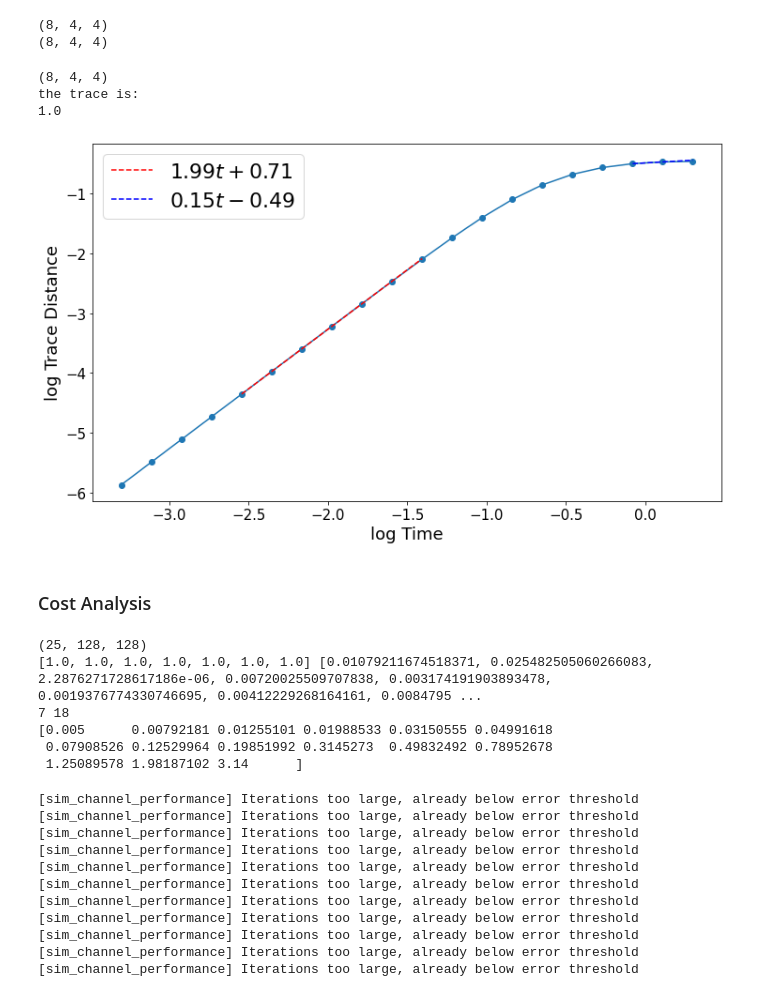
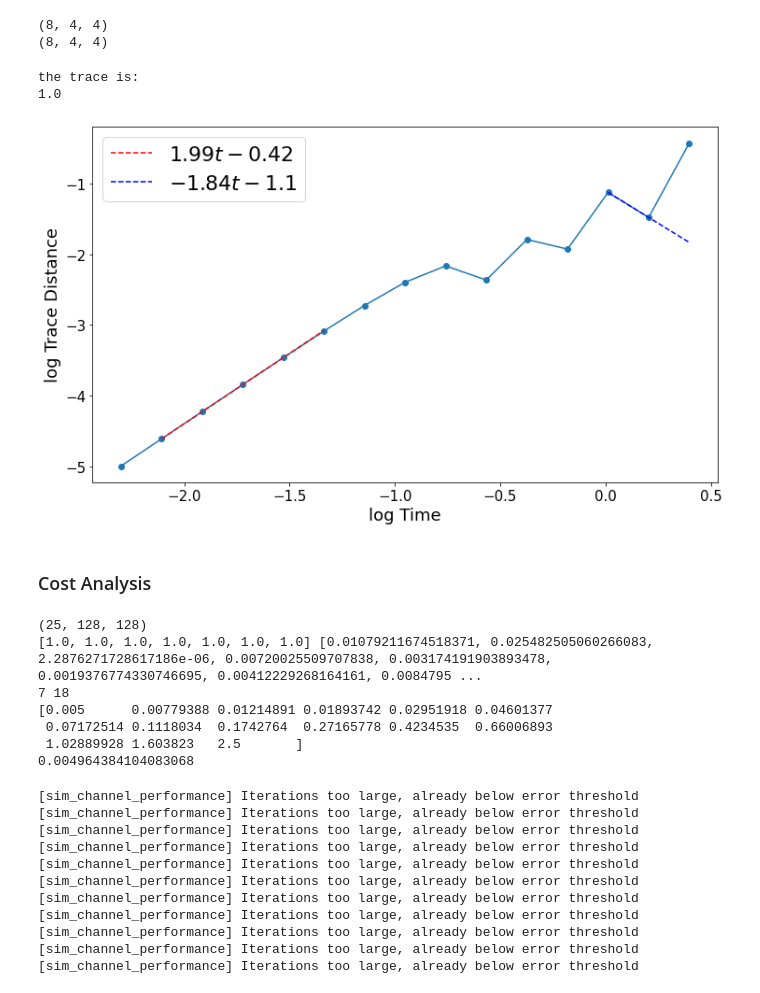
Before and after one commit to mattp97/Trotter-Qdrift-Simulation, a Jupyter notebook: QMC.ipynb, the cells around one changed output. Saved outputs shown, nothing was run; the diff lists cells and outputs as text; code cells hidden in the pictures.

```diff
--- a/QMC.ipynb
+++ b/QMC.ipynb
@@ -148,23 +144,22 @@ def ising_model(dim, b_field = 0, rng_seed=1):
 
     return np.array(ham_list)
 # %%
-poli = normalize_hamiltonian(pauli_hamiltonian)
-print(poli.shape)
+heisen = (heisenberg_hamiltonian(7, b_field=5, rng_seed=1, b_rand=False))
 
-sim = CompositeSim(poli, nb=1, inner_order=1, state_rand=False, exact_qd=True, use_density_matrices=True, imag_time=True)
-partition_sim(sim, "qdrift")
+sim = CompositeSim(heisen, nb=1, inner_order=1, state_rand=False, exact_qd=True, use_density_matrices=True, imag_time=False)
+partition_sim(sim, "trotter")
 
 
-tstart = 0.0005
-tfinal = 2
-tsteps = 20
+tstart = 0.005
+tfinal = 2.5
+tsteps = 15
 times = np.geomspace(tstart, tfinal, tsteps)
 
 #print(multi_infidelity_sample(sim, 1, exact_time_evolution_density(sim.unparsed_hamiltonian, 1, sim.initial_state), 40, 20))
 epsilon_data=[]
 for t in times:
     #density matrices
-    epsilon_data.append(sim_trace_distance(sim, time=t, iterations=1, nb=1))
+    epsilon_data.append(sim_trace_distance(sim, time=t, iterations=4, nb=1))
     #epsilon_data.append(infidelity(sim.simulate(t, iterations=15), exact_imaginary_channel(poli, t, sim.initial_state)))
 
     #imaginary time class
@@ -177,7 +172,6 @@ for t in times:
 print('the trace is:')
 print(np.trace(sim.final_state))
 # %% [output]
-(8, 4, 4)
 the trace is:
 1.0
 # %%
@@ -190,39 +184,39 @@ plt.ylabel('log Trace Distance', size = 18)
 plt.xticks(fontsize=15, rotation=0)
 plt.yticks(fontsize=15)
 
-start_fit_points= 4 #declare the starting point to fit in the data
-end_fit_points = 10
+start_fit_points= 1 #declare the starting point to fit in the data
+end_fit_points = 5
 
 p = np.polyfit(log_times[start_fit_points: end_fit_points], data[start_fit_points: end_fit_points], 1)
 f = np.poly1d(p)
 
 t_new = np.linspace(log_times[start_fit_points], log_times[end_fit_points], 50)
 y_new = f(t_new)
 
 data = symbols("t")
 poly = sum(S("{:6.2f}".format(v))*data**i for i, v in enumerate(p[::-1]))
 eq_latex = printing.latex(poly)
 plt.plot(t_new, y_new, 'r--', label="${}$".format(eq_latex))
 plt.legend(fontsize= 22)
 
 data = np.log10(epsilon_data)
 start_fit_points1= -3 #declare the starting point to fit in the data
 end_fit_points1 = -1
 p1 = np.polyfit(log_times[start_fit_points1: end_fit_points1], data[start_fit_points1: end_fit_points1], 1)
 f1 = np.poly1d(p1)
 
 t_new1 = np.linspace(log_times[start_fit_points1], log_times[end_fit_points1], 50)
 y_new1 = f1(t_new1)
 
 data = symbols("t")
 poly1 = sum(S("{:6.2f}".format(v))*data**i for i, v in enumerate(p1[::-1]))
 eq_latex1 = printing.latex(poly1)
 
 plt.plot(t_new1, y_new1, 'b--', label="${}$".format(eq_latex1))
 plt.legend(fontsize= 22)
 plt.show()
 # %% [output]
-[figure, old version]
+[figure, new version]
 # %% [markdown]
 ### Cost Analysis
 # %%
@@ -230,9 +224,9 @@ heisenberg = heisenberg_hamiltonian(length = 7, b_field = 5, rng_seed=1, b_rand=
 print(heisenberg.shape)
 normed_ham = normalize_hamiltonian(heisenberg)
 
-trotter = CompositeSim(normed_ham, inner_order=1, state_rand=True, use_density_matrices=True, exact_qd=True, imag_time=True)
-qdrift = CompositeSim(normed_ham, inner_order=1, state_rand=True, use_density_matrices=True, exact_qd=True, imag_time=True)
-chop = CompositeSim(normed_ham, inner_order=1, state_rand=True, use_density_matrices=True, exact_qd=True, imag_time=True)
+trotter = CompositeSim(normed_ham, inner_order=1, state_rand=True, use_density_matrices=True, exact_qd=True, imag_time=False)
+qdrift = CompositeSim(normed_ham, inner_order=1, state_rand=True, use_density_matrices=True, exact_qd=True, imag_time=False)
+chop = CompositeSim(normed_ham, inner_order=1, state_rand=True, use_density_matrices=True, exact_qd=True, imag_time=False)
 
 partition_sim(trotter, 'trotter')
 partition_sim(qdrift, "qdrift")
@@ -241,19 +235,22 @@ print(chop.trotter_norms, chop.qdrift_norms)
 print(len(chop.trotter_norms), len(chop.qdrift_norms))
 
 t_i = 0.005
-t_f= 3.14
+t_f= 2.5
 t_steps = 15
 time = np.geomspace(t_i, t_f, t_steps)
 epsilon=0.001
 
 print(time)
+print(trace_distance(trotter.simulate(time = 1.02889928, iterations=4),
+    exact_time_evolution_density(normed_ham, time=1.02889928, initial_rho=trotter.initial_state)))
 # %% [output]
 (25, 128, 128)
 [1.0, 1.0, 1.0, 1.0, 1.0, 1.0, 1.0] [0.01079211674518371, 0.025482505060266083, 2.2876271728617186e-06, 0.00720025509707838, 0.003174191903893478, 0.0019376774330746695, 0.00412229268164161, 0.0084795 ...
 7 18
-[0.005      0.00792181 0.01255101 0.01988533 0.03150555 0.04991618
- 0.07908526 0.12529964 0.19851992 0.3145273  0.49832492 0.78952678
- 1.25089578 1.98187102 3.14      ]
+[0.005      0.00779388 0.01214891 0.01893742 0.02951918 0.04601377
+ 0.07172514 0.1118034  0.1742764  0.27165778 0.4234535  0.66006893
+ 1.02889928 1.603823   2.5       ]
+0.004964384104083068
 # %%
 #CompSim_results = dict()
 qdrift_results = dict()
```
Also changed, not shown: parts of 13 cells of this notebook, 9 other files.
